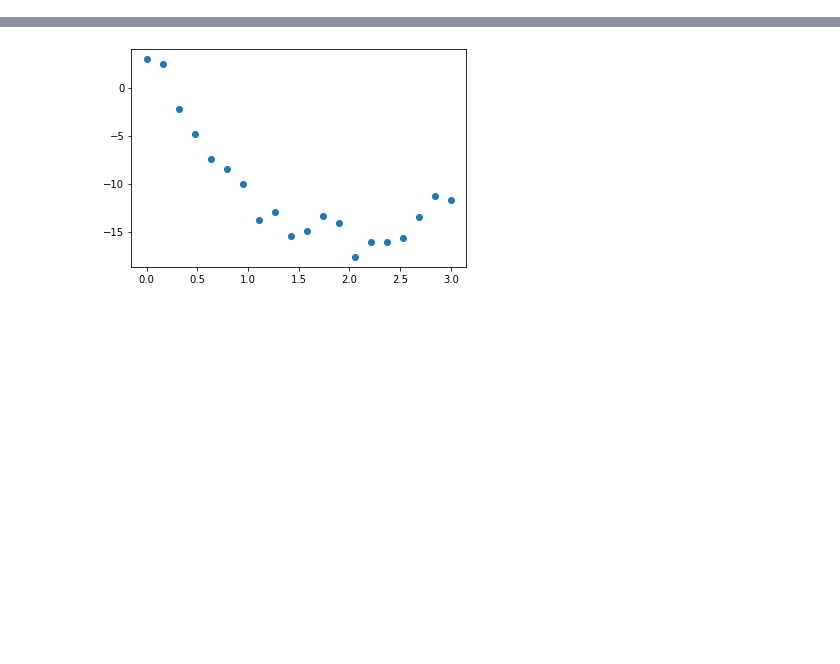
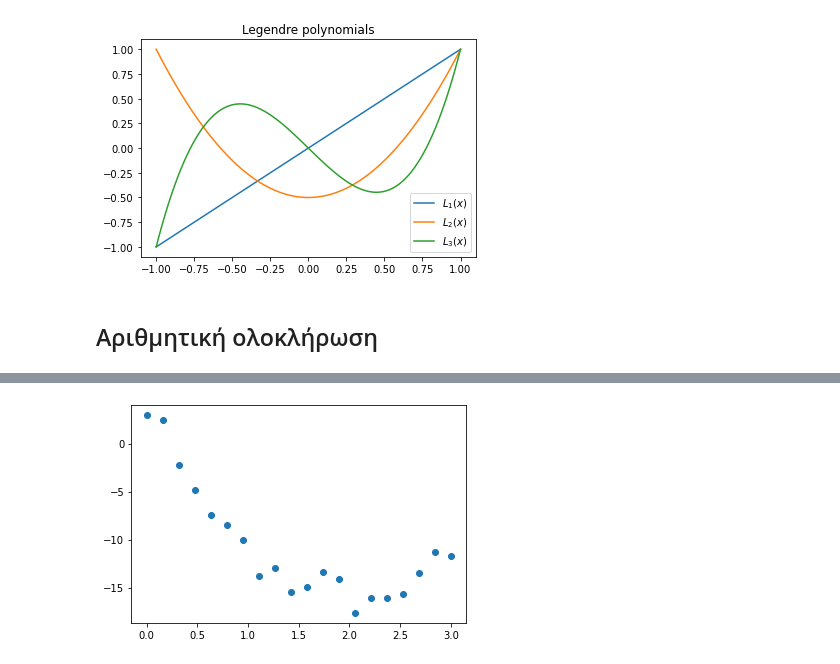
Before and after one commit to schanlar/python-UoC, a Jupyter notebook: 03.Data_Visualization/02_scipy.ipynb, the cells around one changed output, grey strips where cells are left out. Saved outputs shown, nothing was run; the diff lists cells and outputs as text; code cells hidden in the pictures; blank space fills up the shorter version.

```diff
--- a/03.Data_Visualization/02_scipy.ipynb
+++ b/03.Data_Visualization/02_scipy.ipynb
@@ -4,0 +46,22 @@
+# %%
+%matplotlib inline
+import matplotlib.pyplot as plt
+import numpy as np
+import pandas as pd
+
+import scipy.special as ss
+
+# we plot the n\in [1..3] Legendre polynomials.
+#
+x = np.linspace(-1.0, 1.0, 100)
+
+for n in range(1, 4):
+    y = ss.eval_legendre(n, x)
+    plt.plot(x, y, label=r"$L_%d(x)$" % n)
+
+plt.title("Legendre polynomials")
+_ = plt.legend()
+# %% [output]
+[figure, added]
+# %% [markdown]
+## Αριθμητική ολοκλήρωση
```
Also changed, not shown: parts of 16 cells of this notebook, 1 other file.
